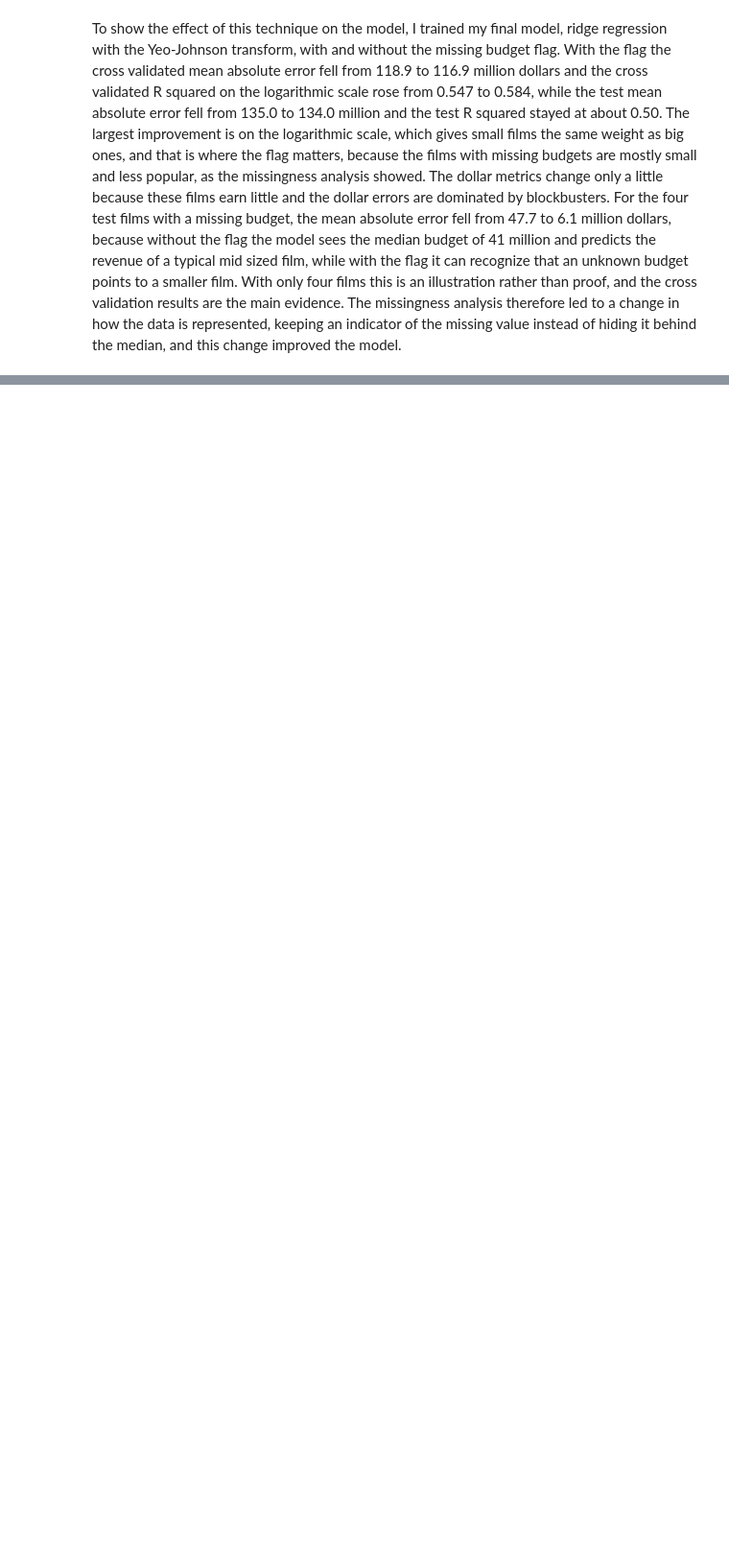
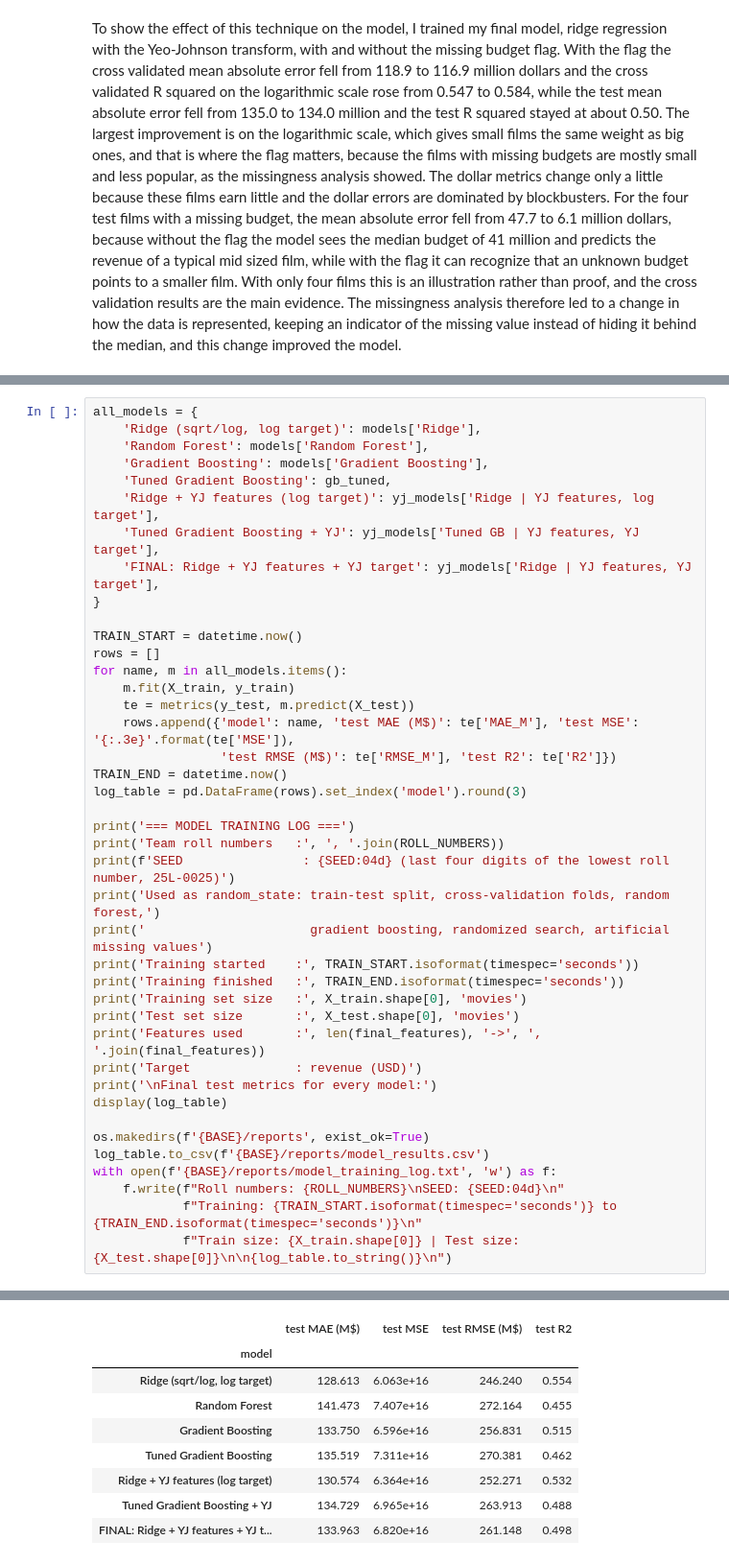
Before and after one commit to eishaiqbal767-cmyk/AI-TMBD-MOVIES-PROJECT, a Jupyter notebook: Notebooks/TMBD_Project.ipynb, the cells around one changed output, grey strips where cells are left out. Shown at 96% size. Drawn from its saved outputs; the diff is of its cells as text; blank space fills up the shorter version.

Commit message:
Model training log and final results

```diff
--- a/Notebooks/TMBD_Project.ipynb
+++ b/Notebooks/TMBD_Project.ipynb
@@ -2236,0 +2277,42 @@ To show the effect of this technique on the model, I trained my final model, rid
+# %%
+all_models = {
+    'Ridge (sqrt/log, log target)': models['Ridge'],
+    'Random Forest': models['Random Forest'],
+    'Gradient Boosting': models['Gradient Boosting'],
+    'Tuned Gradient Boosting': gb_tuned,
+    'Ridge + YJ features (log target)': yj_models['Ridge | YJ features, log target'],
+    'Tuned Gradient Boosting + YJ': yj_models['Tuned GB | YJ features, YJ target'],
+    'FINAL: Ridge + YJ features + YJ target': yj_models['Ridge | YJ features, YJ target'],
+}
+
+TRAIN_START = datetime.now()
+rows = []
+for name, m in all_models.items():
+    m.fit(X_train, y_train)
+    te = metrics(y_test, m.predict(X_test))
+    rows.append({'model': name, 'test MAE (M$)': te['MAE_M'], 'test MSE': '{:.3e}'.format(te['MSE']),
+                 'test RMSE (M$)': te['RMSE_M'], 'test R2': te['R2']})
+TRAIN_END = datetime.now()
+log_table = pd.DataFrame(rows).set_index('model').round(3)
+
+print('=== MODEL TRAINING LOG ===')
+print('Team roll numbers   :', ', '.join(ROLL_NUMBERS))
+print(f'SEED                : {SEED:04d} (last four digits of the lowest roll number, 25L-0025)')
+print('Used as random_state: train-test split, cross-validation folds, random forest,')
+print('                      gradient boosting, randomized search, artificial missing values')
+print('Training started    :', TRAIN_START.isoformat(timespec='seconds'))
+print('Training finished   :', TRAIN_END.isoformat(timespec='seconds'))
+print('Training set size   :', X_train.shape[0], 'movies')
+print('Test set size       :', X_test.shape[0], 'movies')
+print('Features used       :', len(final_features), '->', ', '.join(final_features))
+print('Target              : revenue (USD)')
+print('\nFinal test metrics for every model:')
+display(log_table)
+
+os.makedirs(f'{BASE}/reports', exist_ok=True)
+log_table.to_csv(f'{BASE}/reports/model_results.csv')
+with open(f'{BASE}/reports/model_training_log.txt', 'w') as f:
+    f.write(f"Roll numbers: {ROLL_NUMBERS}\nSEED: {SEED:04d}\n"
+            f"Training: {TRAIN_START.isoformat(timespec='seconds')} to {TRAIN_END.isoformat(timespec='seconds')}\n"
+            f"Train size: {X_train.shape[0]} | Test size: {X_test.shape[0]}\n\n{log_table.to_string()}\n")
+# %% [output]
@@ -2236,0 +2332,9 @@ To show the effect of this technique on the model, I trained my final model, rid
+|  | test MAE (M$) | test MSE | test RMSE (M$) | test R2 |
+| model |  |  |  |  |
+| Ridge (sqrt/log, log target) | 128.613 | 6.063e+16 | 246.240 | 0.554 |
+| Random Forest | 141.473 | 7.407e+16 | 272.164 | 0.455 |
+| Gradient Boosting | 133.750 | 6.596e+16 | 256.831 | 0.515 |
+| Tuned Gradient Boosting | 135.519 | 7.311e+16 | 270.381 | 0.462 |
+| Ridge + YJ features (log target) | 130.574 | 6.364e+16 | 252.271 | 0.532 |
+| Tuned Gradient Boosting + YJ | 134.729 | 6.965e+16 | 263.913 | 0.488 |
+| FINAL: Ridge + YJ features + YJ t... | 133.963 | 6.820e+16 | 261.148 | 0.498 |
```
Also changed, not shown: parts of 6 cells of this notebook.
